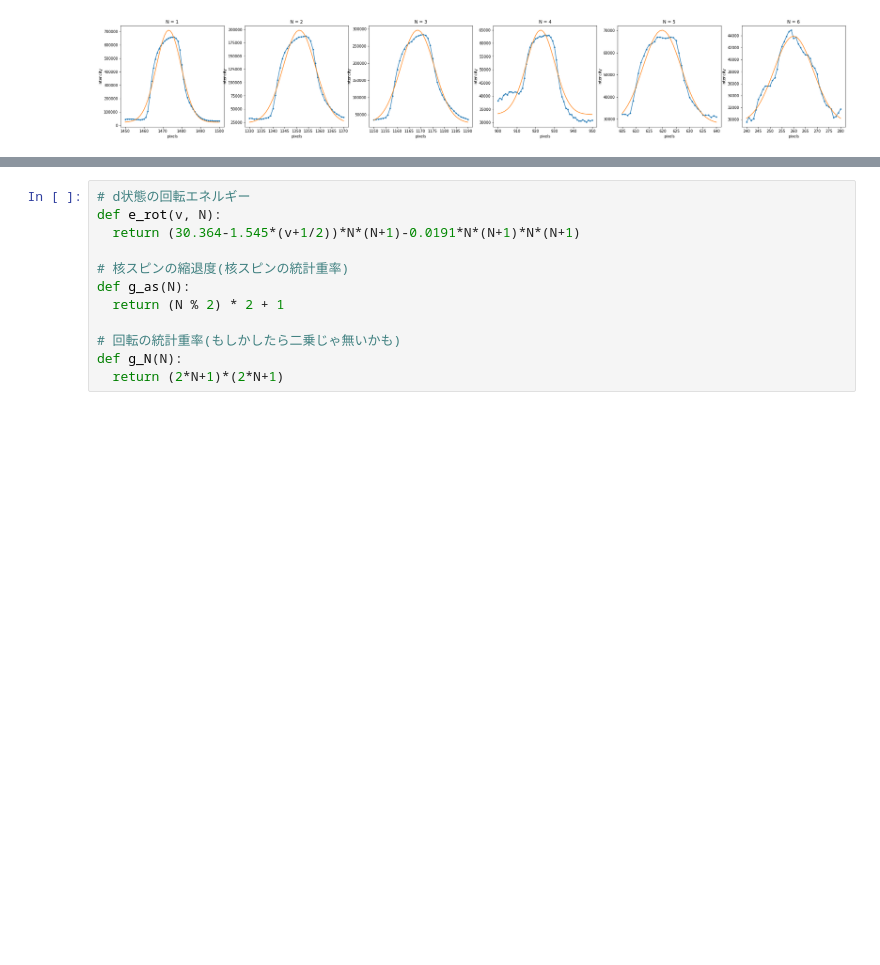
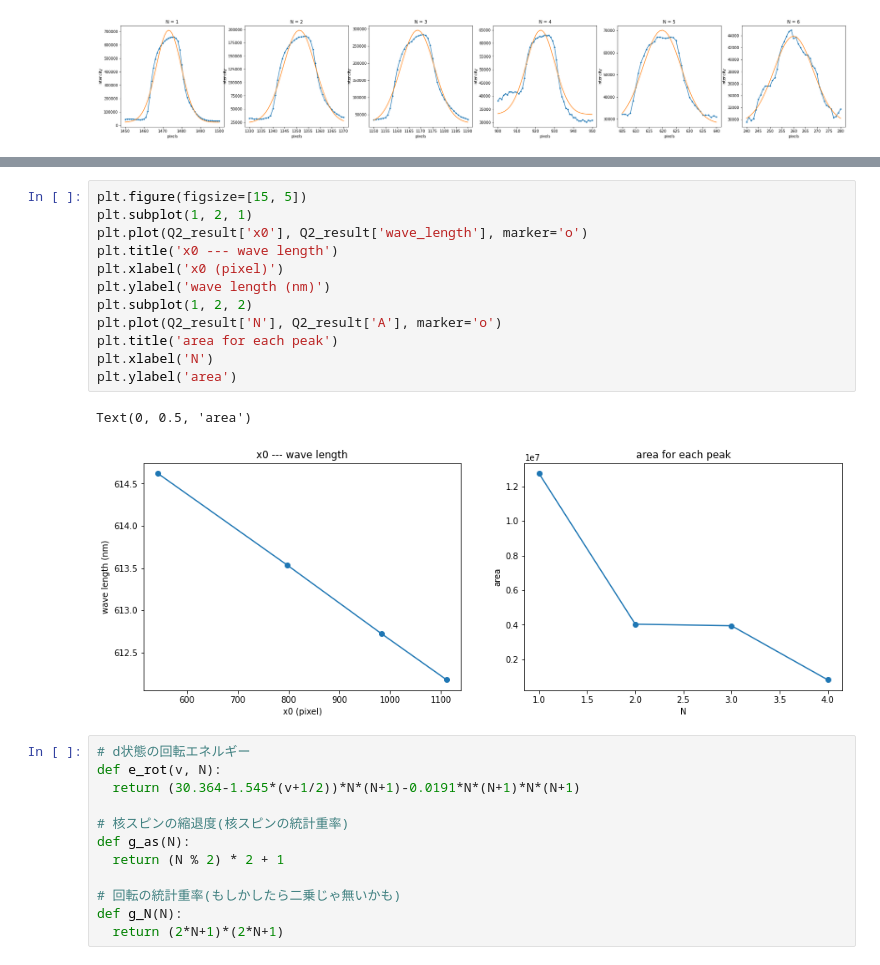
Before and after one commit to AtsushiNi/myLeprecon, a Jupyter notebook: niihama/analyze-plasma.ipynb, the cells around one changed output, grey strips where cells are left out. Drawn from its saved outputs; the diff is of its cells as text; blank space fills up the shorter version.

```diff
--- a/niihama/analyze-plasma.ipynb
+++ b/niihama/analyze-plasma.ipynb
@@ -209,3 +208,18 @@ Text(0, 0.5, 'area')
+# %%
+plt.figure(figsize=[15, 5])
+plt.subplot(1, 2, 1)
+plt.plot(Q2_result['x0'], Q2_result['wave_length'], marker='o')
+plt.title('x0 --- wave length')
+plt.xlabel('x0 (pixel)')
+plt.ylabel('wave length (nm)')
+plt.subplot(1, 2, 2)
+plt.plot(Q2_result['N'], Q2_result['A'], marker='o')
+plt.title('area for each peak')
+plt.xlabel('N')
+plt.ylabel('area')
+# %% [output]
+Text(0, 0.5, 'area')
+[figure, added]
 # %%
 # d状態の回転エネルギー
 def e_rot(v, N):
```
Also changed, not shown: parts of 9 cells of this notebook, 1 other file.
